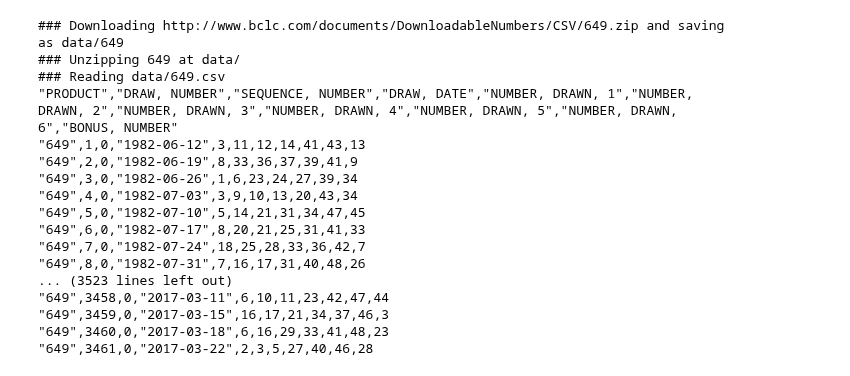
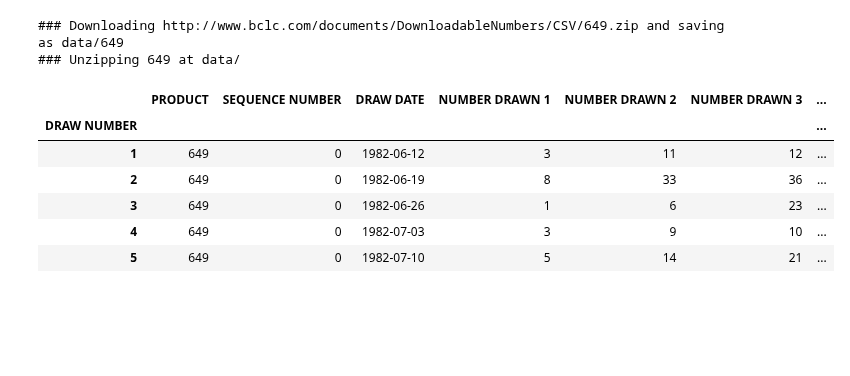
Before and after one commit to JesseScott/Lotto649, a Jupyter notebook: lotto.ipynb, the cells around one changed output. Drawn from its saved outputs; the diff is of its cells as text; code cells hidden in the pictures; blank space fills up the shorter version.

Commit message:
Pandas FTW

```diff
--- a/lotto.ipynb
+++ b/lotto.ipynb
@@ -5,9 +9,10 @@
 #!/usr/bin/python
 
 import sys
+import pandas as pd
 from zip import unzip
 from network import dl_file
-from reader import read_csv
+from reader import read_csv, read_last_line
 from pprint import pprint
 
 # variables
@@ -22,22 +27,20 @@ dl_file(url, data_path, file_name)
 unzip(data_path, file_name)
 
 # read csv
-read_csv(data_path, file_name)
+#read_last_line(data_path, file_name)
+#read_csv(data_path, file_name)
 # %% [output]
 ### Downloading http://www.bclc.com/documents/DownloadableNumbers/CSV/649.zip and saving as data/649
 ### Unzipping 649 at data/
-### Reading data/649.csv
-"PRODUCT","DRAW, NUMBER","SEQUENCE, NUMBER","DRAW, DATE","NUMBER, DRAWN, 1","NUMBER, DRAWN, 2","NUMBER, DRAWN, 3","NUMBER, DRAWN, 4","NUMBER, DRAWN, 5","NUMBER, DRAWN, 6","BONUS, NUMBER"
-"649",1,0,"1982-06-12",3,11,12,14,41,43,13
-"649",2,0,"1982-06-19",8,33,36,37,39,41,9
-"649",3,0,"1982-06-26",1,6,23,24,27,39,34
-"649",4,0,"1982-07-03",3,9,10,13,20,43,34
-"649",5,0,"1982-07-10",5,14,21,31,34,47,45
-"649",6,0,"1982-07-17",8,20,21,25,31,41,33
-"649",7,0,"1982-07-24",18,25,28,33,36,42,7
-"649",8,0,"1982-07-31",7,16,17,31,40,48,26
-... (3523 lines left out)
-"649",3458,0,"2017-03-11",6,10,11,23,42,47,44
-"649",3459,0,"2017-03-15",16,17,21,34,37,46,3
-"649",3460,0,"2017-03-18",6,16,29,33,41,48,23
-"649",3461,0,"2017-03-22",2,3,5,27,40,46,28
+# %%
+reader = pd.read_csv(data_path + file_name + ".csv")
+reader.set_index("DRAW NUMBER", inplace=True)
+reader.head()
+# %% [output]
+|  | PRODUCT | SEQUENCE NUMBER | DRAW DATE | NUMBER DRAWN 1 | NUMBER DRAWN 2 | NUMBER DRAWN 3 | ... |
+| DRAW NUMBER |  |  |  |  |  |  | ... |
+| 1 | 649 | 0 | 1982-06-12 | 3 | 11 | 12 | ... |
+| 2 | 649 | 0 | 1982-06-19 | 8 | 33 | 36 | ... |
+| 3 | 649 | 0 | 1982-06-26 | 1 | 6 | 23 | ... |
+| 4 | 649 | 0 | 1982-07-03 | 3 | 9 | 10 | ... |
+| 5 | 649 | 0 | 1982-07-10 | 5 | 14 | 21 | ... |
```
Also changed, not shown: parts of 10 cells of this notebook, 4 other files.
